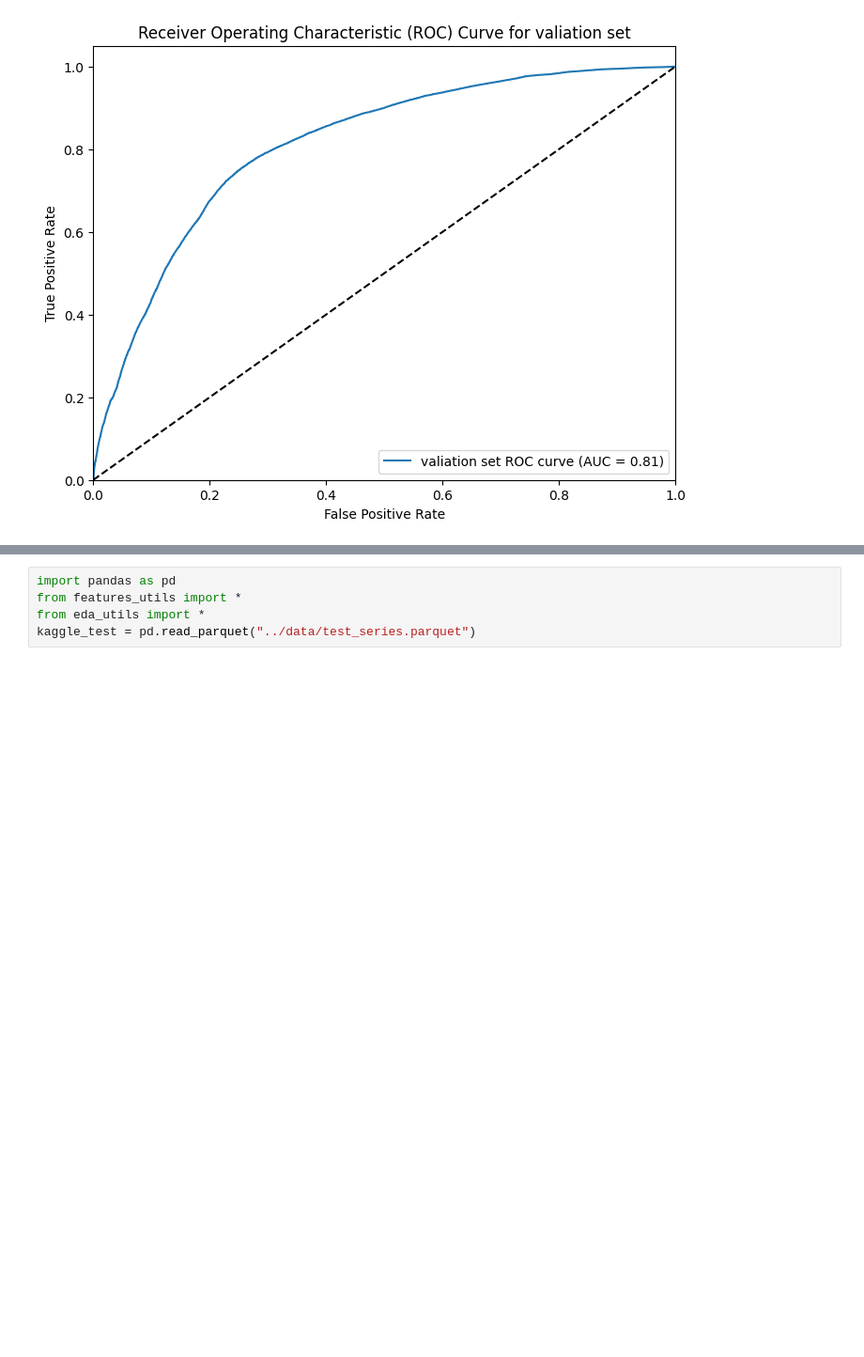
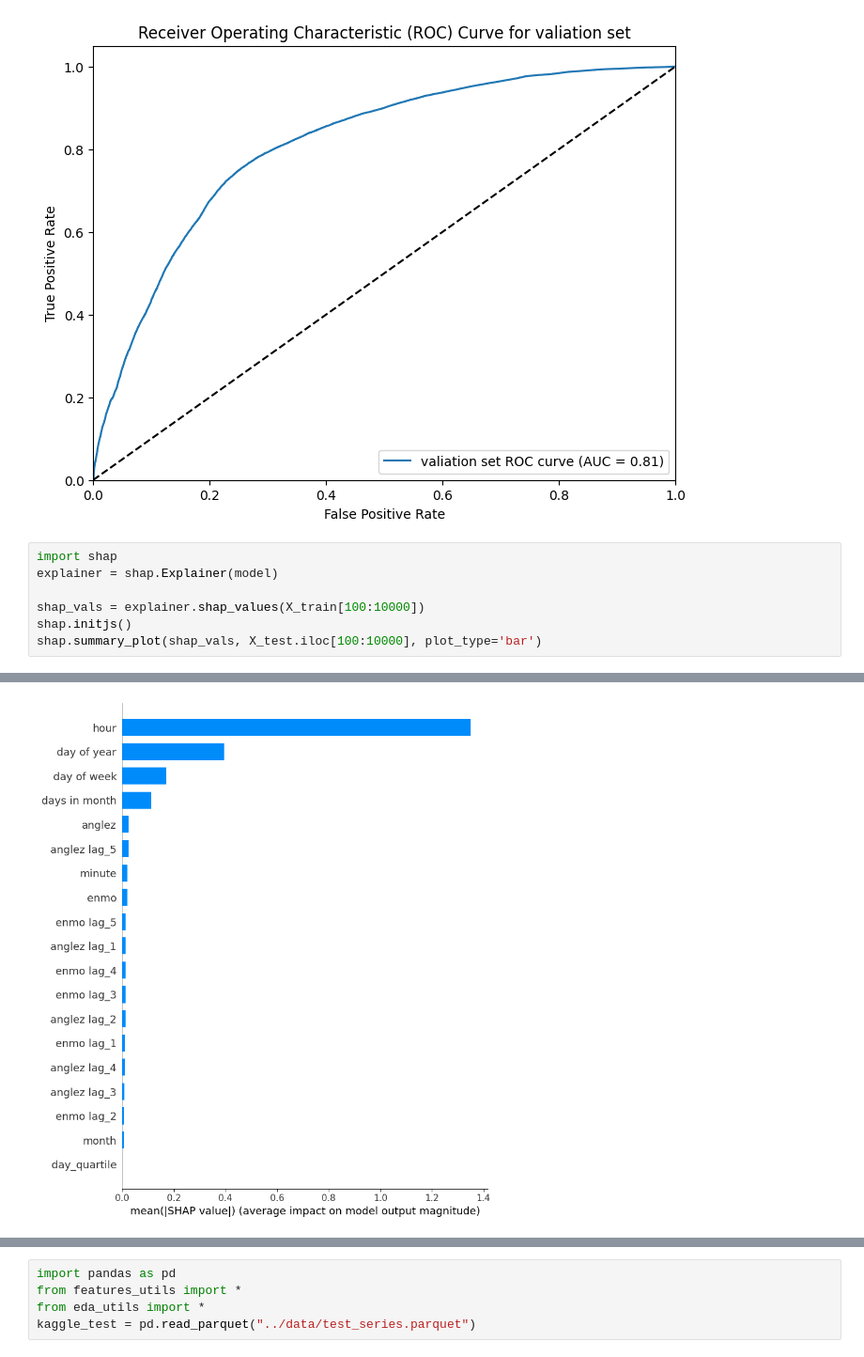
Before and after one commit to AmirMohammadiKarbalaei/Detect-Sleep-States-CMI, a Jupyter notebook: notebooks/model.ipynb, the cells around one changed output, grey strips where cells are left out. Shown at 94% size. Cells and saved outputs as stored; diff of their text form; blank space fills up the shorter version.

Commit message:
Added Shap

```diff
--- a/notebooks/model.ipynb
+++ b/notebooks/model.ipynb
@@ -71,3 +71,11 @@ Classification Report for valiation set:
    macro avg       0.74      0.74      0.74   2867575
 weighted avg       0.75      0.75      0.75   2867575
 [figure]
+# %%
+import shap
+explainer = shap.Explainer(model)
+
+shap_vals = explainer.shap_values(X_train[100:10000])
+shap.initjs()
+shap.summary_plot(shap_vals, X_test.iloc[100:10000], plot_type='bar')
+# %% [output]
@@ -73,0 +83 @@ weighted avg       0.75      0.75      0.75   2867575
+[figure, added]
```
Also changed, not shown: parts of 7 cells of this notebook, 1 other file.
